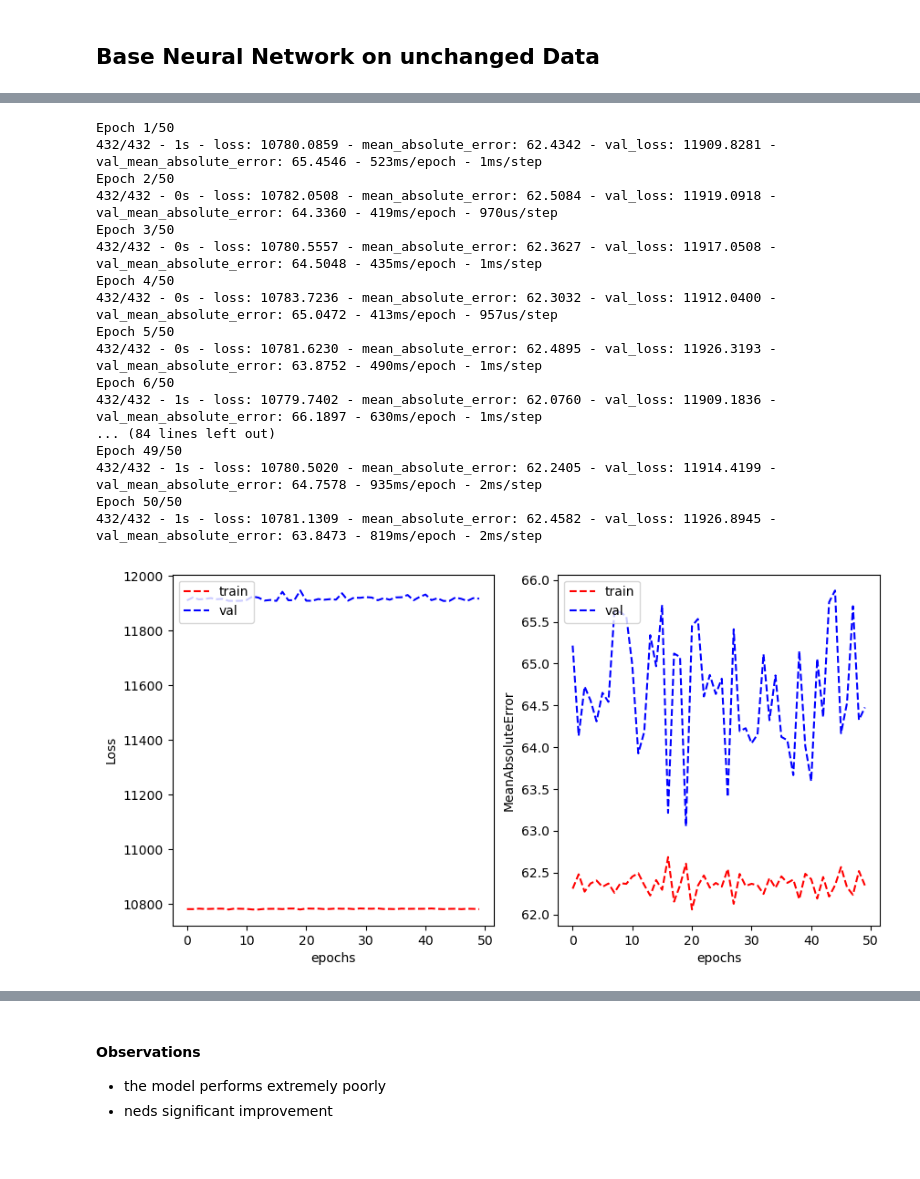
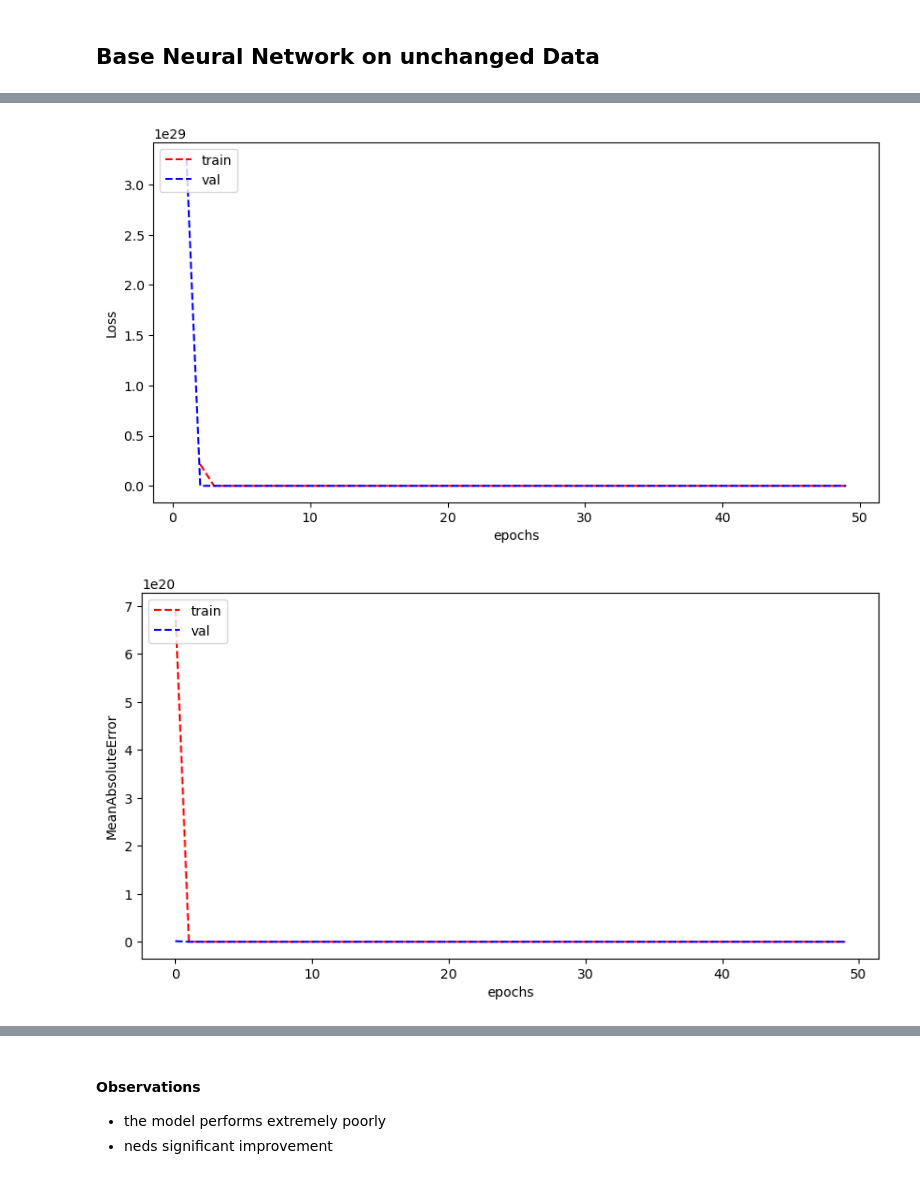
Before and after one commit to packofgum601/MachineLearningA2, a Jupyter notebook: assignment2.ipynb, the cells around one changed output, grey strips where cells are left out. Saved outputs shown, nothing was run; the diff lists cells and outputs as text; code cells hidden in the pictures.

```diff
--- a/assignment2.ipynb
+++ b/assignment2.ipynb
@@ -135,16 +137,17 @@ plt.show()
 # %%
 #function to plot learning curve
 def plot_learning_curve(train_loss, val_loss, train_metric, val_metric, metric_name="MeanAbsoluteError"):
+
+
     plt.figure(figsize=(10,5))
-
-    plt.subplot(1,2,1)
     plt.plot(train_loss, 'r--')
     plt.plot(val_loss, 'b--')
     plt.xlabel("epochs")
     plt.ylabel("Loss")
     plt.legend(['train', 'val'], loc='upper left')
+    plt.show()
 
-    plt.subplot(1,2,2)
+    plt.figure(figsize=(10,5))
     plt.plot(train_metric, 'r--')
     plt.plot(val_metric, 'b--')
     plt.xlabel("epochs")
@@ -182,10 +188,23 @@ OUTPUT_CLASSES = 1
 # %%
+# base model values
+INPUT_DIM = X_train.shape[1]
+HIDDEN_LAYER_DIM = 256 #this can be tuned later
+OUTPUT_CLASSES = 1
+
 model = tf.keras.models.Sequential([
-    tf.keras.layers.Input(shape=(INPUT_DIM,)),
+    tf.keras.layers.Input(shape=(INPUT_DIM)),
     tf.keras.layers.Dense(HIDDEN_LAYER_DIM, activation='relu'),
     tf.keras.layers.Dense(OUTPUT_CLASSES)
 ])
 
 model.summary()
 tf.keras.utils.plot_model(model, show_shapes=True)
+
+#compile model
+model.compile(optimizer = 'SGD',
+              loss = 'mean_squared_error',
+              metrics = ['mean_absolute_error'])
+
+#train the model
+history = model.fit(X_train, y_train, validation_data=(X_val, y_val), epochs=50, verbose=1)
 # %% [output]
@@ -211,28 +228,13 @@ model.compile(optimizer = 'SGD',
-# %%
-#train the model
-history = model.fit(X_train, y_train, validation_data=(X_val, y_val), epochs=50, verbose=2)
-# %% [output]
-Epoch 1/50
-432/432 - 1s - loss: 10780.0859 - mean_absolute_error: 62.4342 - val_loss: 11909.8281 - val_mean_absolute_error: 65.4546 - 523ms/epoch - 1ms/step
-Epoch 2/50
-432/432 - 0s - loss: 10782.0508 - mean_absolute_error: 62.5084 - val_loss: 11919.0918 - val_mean_absolute_error: 64.3360 - 419ms/epoch - 970us/step
-Epoch 3/50
-432/432 - 0s - loss: 10780.5557 - mean_absolute_error: 62.3627 - val_loss: 11917.0508 - val_mean_absolute_error: 64.5048 - 435ms/epoch - 1ms/step
-Epoch 4/50
-432/432 - 0s - loss: 10783.7236 - mean_absolute_error: 62.3032 - val_loss: 11912.0400 - val_mean_absolute_error: 65.0472 - 413ms/epoch - 957us/step
-Epoch 5/50
-432/432 - 0s - loss: 10781.6230 - mean_absolute_error: 62.4895 - val_loss: 11926.3193 - val_mean_absolute_error: 63.8752 - 490ms/epoch - 1ms/step
-Epoch 6/50
-432/432 - 1s - loss: 10779.7402 - mean_absolute_error: 62.0760 - val_loss: 11909.1836 - val_mean_absolute_error: 66.1897 - 630ms/epoch - 1ms/step
-... (84 lines left out)
-Epoch 49/50
-432/432 - 1s - loss: 10780.5020 - mean_absolute_error: 62.2405 - val_loss: 11914.4199 - val_mean_absolute_error: 64.7578 - 935ms/epoch - 2ms/step
-Epoch 50/50
-432/432 - 1s - loss: 10781.1309 - mean_absolute_error: 62.4582 - val_loss: 11926.8945 - val_mean_absolute_error: 63.8473 - 819ms/epoch - 2ms/step
 # %%
 
 plot_learning_curve(history.history['loss'], history.history['val_loss'],
                     history.history['mean_absolute_error'],
                     history.history['val_mean_absolute_error'])
+
+#evaluate the model
+val_loss, val_mae = model.evaluate(X_val, y_val)
+print("Validation loss: ", val_loss)
+print("Validation MAE: ", val_mae)
 # %% [output]
-[figure, old version]
+[figure, new version]
+[figure, added]
```
Also changed, not shown: parts of 13 cells of this notebook, 1 other file.
